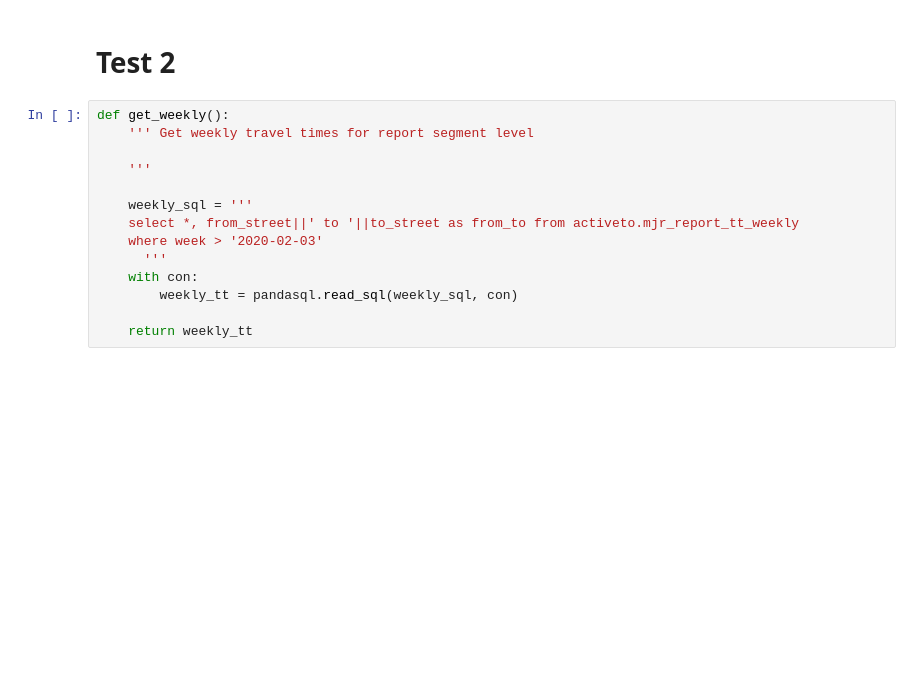
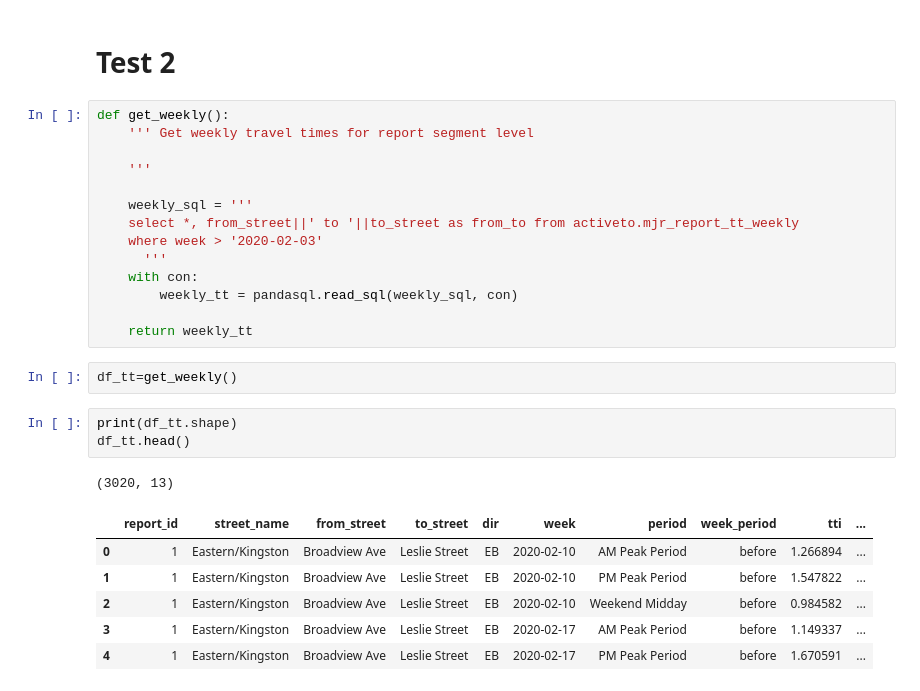
Before and after one commit to CityofToronto/bdit_python_utilities, a Jupyter notebook: charts/multiline_test.ipynb, the cells around one changed output. Drawn from its saved outputs; the diff is of its cells as text; blank space fills up the shorter version.

```diff
--- a/charts/multiline_test.ipynb
+++ b/charts/multiline_test.ipynb
@@ -503,3 +504,16 @@ def get_weekly():
         weekly_tt = pandasql.read_sql(weekly_sql, con)
 
     return weekly_tt
+# %%
+df_tt=get_weekly()
+# %%
+print(df_tt.shape)
+df_tt.head()
+# %% [output]
+(3020, 13)
+|  | report_id | street_name | from_street | to_street | dir | week | period | week_period | tti | ... |
+| 0 | 1 | Eastern/Kingston | Broadview Ave | Leslie Street | EB | 2020-02-10 | AM Peak Period | before | 1.266894 | ... |
+| 1 | 1 | Eastern/Kingston | Broadview Ave | Leslie Street | EB | 2020-02-10 | PM Peak Period | before | 1.547822 | ... |
+| 2 | 1 | Eastern/Kingston | Broadview Ave | Leslie Street | EB | 2020-02-10 | Weekend Midday | before | 0.984582 | ... |
+| 3 | 1 | Eastern/Kingston | Broadview Ave | Leslie Street | EB | 2020-02-17 | AM Peak Period | before | 1.149337 | ... |
+| 4 | 1 | Eastern/Kingston | Broadview Ave | Leslie Street | EB | 2020-02-17 | PM Peak Period | before | 1.670591 | ... |
```
Also changed, not shown: parts of 5 cells of this notebook.
